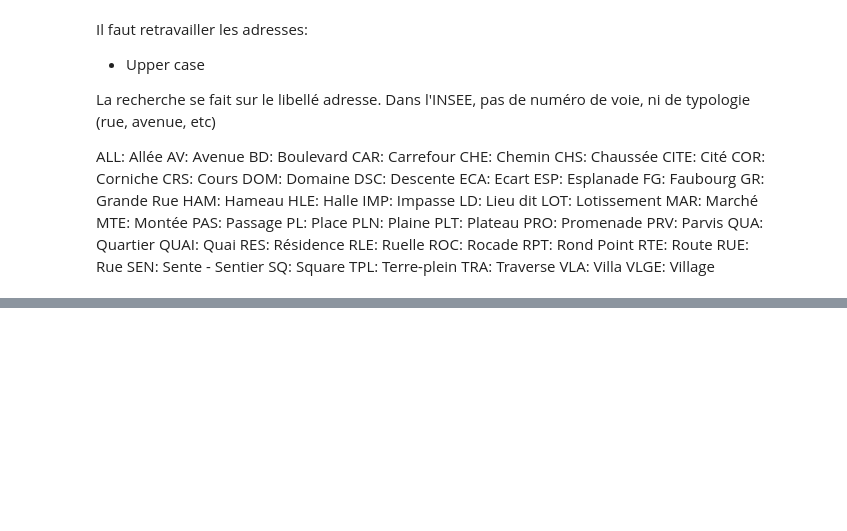
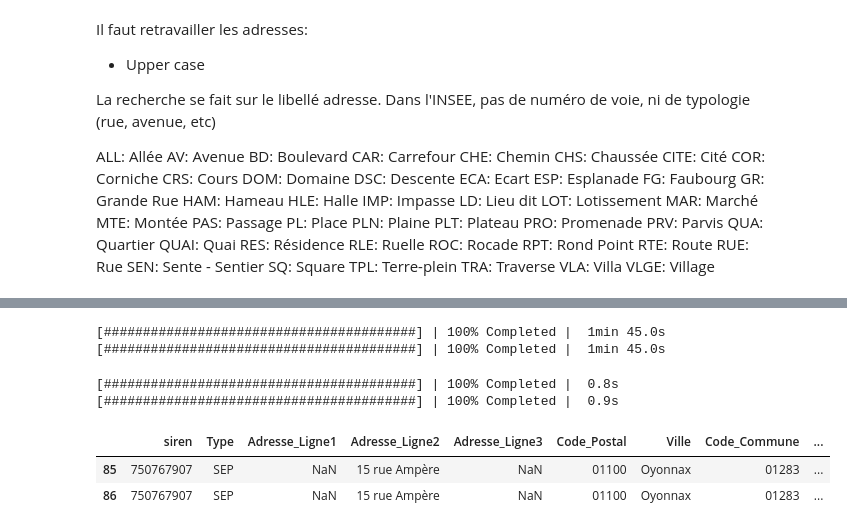
Before and after one commit to thomaspernet/InseeInpi_matching, a Jupyter notebook: Notebooks_matching/ETS.ipynb, the cells around one changed output, grey strips where cells are left out. Saved outputs shown, nothing was run; the diff lists cells and outputs as text; code cells hidden in the pictures; blank space fills up the shorter version.

```diff
--- a/Notebooks_matching/ETS.ipynb
+++ b/Notebooks_matching/ETS.ipynb
@@ -1179,0 +1244,14 @@ temp.assign(url = lambda x :
+# %%
+df_input_ = match_voie(df_input=unmatch_adress,
+                       option=['ncc', 'libelleCommuneEtablissement'])
+# %% [output]
+[########################################] | 100% Completed |  1min 45.0s
+[########################################] | 100% Completed |  1min 45.0s
+# %%
+unmatch_adress.compute().loc[lambda x:x['siren'].isin(['750767907'])]
+# %% [output]
+[########################################] | 100% Completed |  0.8s
+[########################################] | 100% Completed |  0.9s
+|  | siren | Type | Adresse_Ligne1 | Adresse_Ligne2 | Adresse_Ligne3 | Code_Postal | Ville | Code_Commune | ... |
+| 85 | 750767907 | SEP | NaN | 15 rue Ampère | NaN | 01100 | Oyonnax | 01283 | ... |
+| 86 | 750767907 | SEP | NaN | 15 rue Ampère | NaN | 01100 | Oyonnax | 01283 | ... |
```
Also changed, not shown: parts of 147 cells of this notebook, 1 other file.
